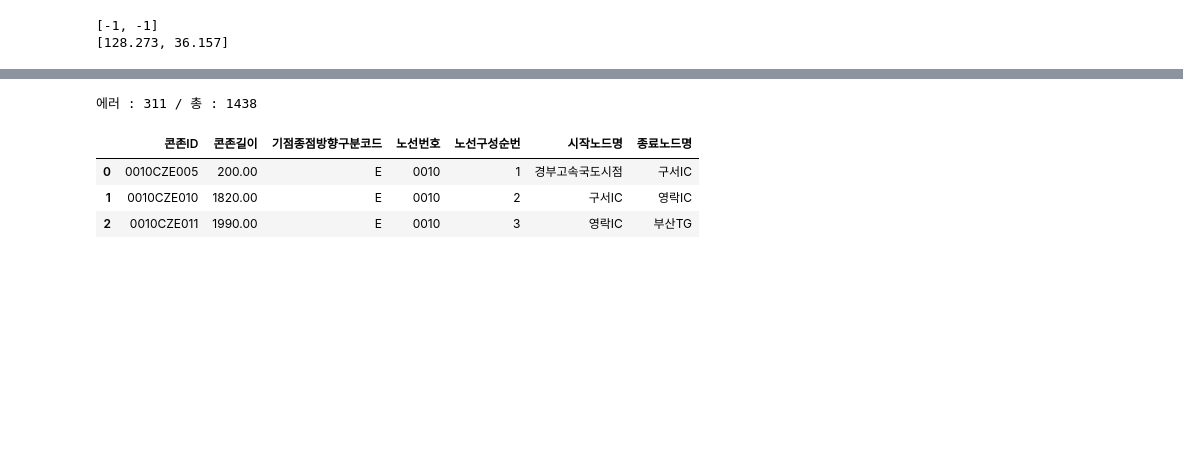
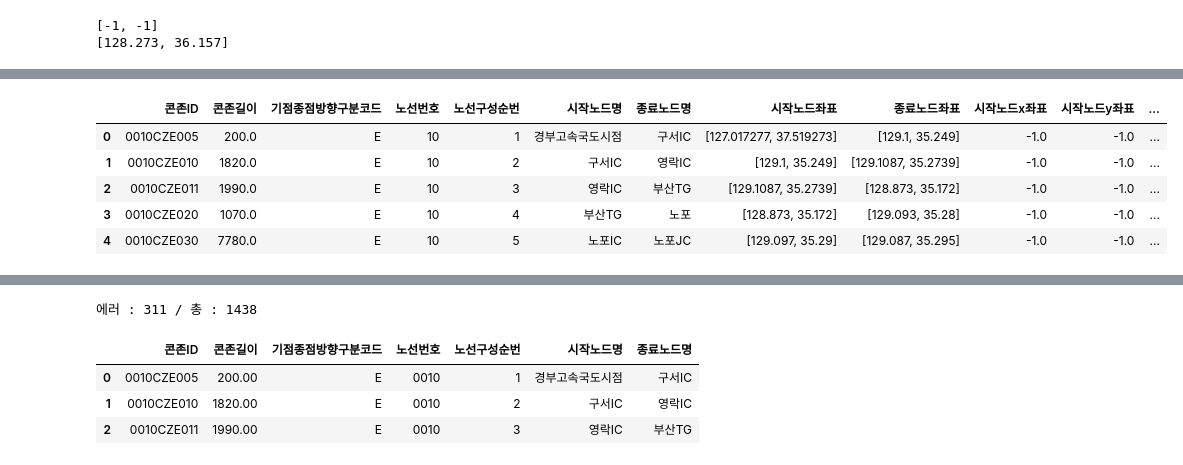
Before and after one commit to ghghtygh/akc_rproject, a Jupyter notebook: Untitled1.ipynb, the cells around one changed output, grey strips where cells are left out. Drawn from its saved outputs; the diff is of its cells as text; code cells hidden in the pictures; blank space fills up the shorter version.

```diff
--- a/Untitled1.ipynb
+++ b/Untitled1.ipynb
@@ -167,0 +265,13 @@ for index,values in df_kb_cz.iterrows():
+# %%
+df_kb_cz['시작노드x좌표']= -1.0
+df_kb_cz['시작노드y좌표']= -1.0
+df_kb_cz['종료노드x좌표']= -1.0
+df_kb_cz['종료노드y좌표']= -1.0
+df_kb_cz.head(5)
+# %% [output]
+|  | 콘존ID | 콘존길이 | 기점종점방향구분코드 | 노선번호 | 노선구성순번 | 시작노드명 | 종료노드명 | 시작노드좌표 | 종료노드좌표 | 시작노드x좌표 | 시작노드y좌표 | ... |
+| 0 | 0010CZE005 | 200.0 | E | 10 | 1 | 경부고속국도시점 | 구서IC | [127.017277, 37.519273] | [129.1, 35.249] | -1.0 | -1.0 | ... |
+| 1 | 0010CZE010 | 1820.0 | E | 10 | 2 | 구서IC | 영락IC | [129.1, 35.249] | [129.1087, 35.2739] | -1.0 | -1.0 | ... |
+| 2 | 0010CZE011 | 1990.0 | E | 10 | 3 | 영락IC | 부산TG | [129.1087, 35.2739] | [128.873, 35.172] | -1.0 | -1.0 | ... |
+| 3 | 0010CZE020 | 1070.0 | E | 10 | 4 | 부산TG | 노포 | [128.873, 35.172] | [129.093, 35.28] | -1.0 | -1.0 | ... |
+| 4 | 0010CZE030 | 7780.0 | E | 10 | 5 | 노포IC | 노포JC | [129.097, 35.29] | [129.087, 35.295] | -1.0 | -1.0 | ... |
```
Also changed, not shown: parts of 31 cells of this notebook, 7 other files.
